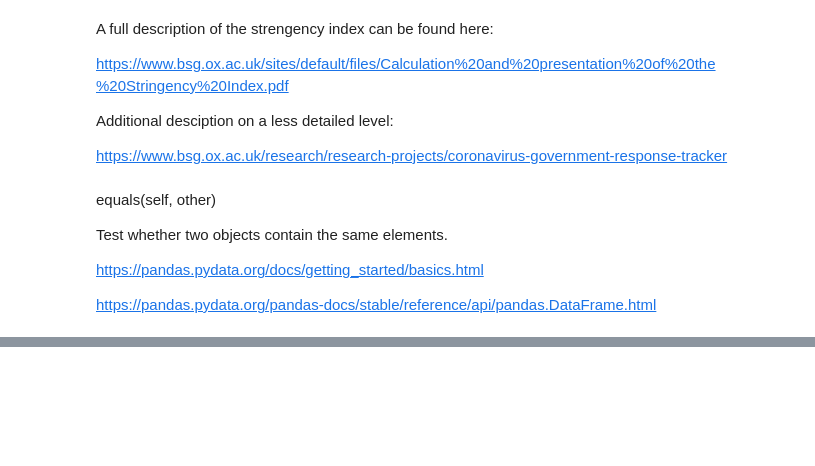
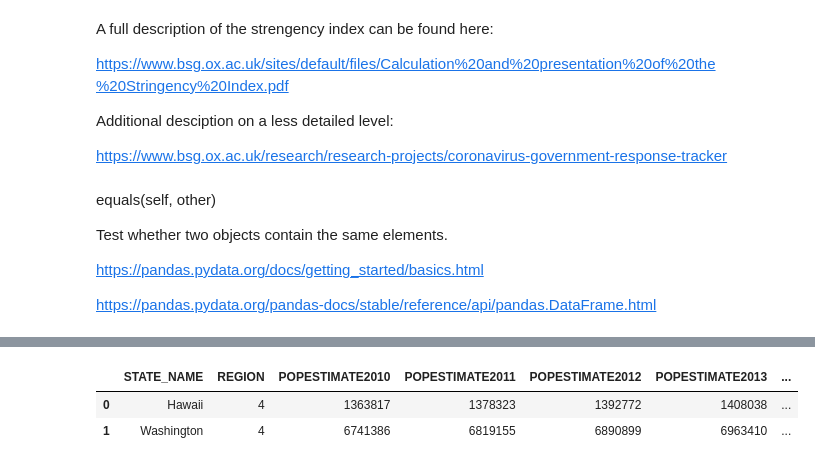
Before and after one commit to LarsBryld/socialdataanalysis2020, a Jupyter notebook: Oxford.ipynb, the cells around one changed output, grey strips where cells are left out. Cells and saved outputs as stored; diff of their text form; code cells hidden in the pictures; blank space fills up the shorter version.

```diff
--- a/Oxford.ipynb
+++ b/Oxford.ipynb
@@ -182,0 +320,18 @@ https://pandas.pydata.org/pandas-docs/stable/reference/api/pandas.DataFrame.html
+# %%
+import requests
+import geopandas as gpd
+import pandas as pd
+import pandas_bokeh
+pandas_bokeh.output_notebook()
+
+#Download GeoJSON example data:
+
+df_states = gpd.read_file(r"https://raw.githubusercontent.com/PatrikHlobil/Pandas-Bokeh/master/docs/Testdata/states/states.geojson")
+df_states.head(2)
+
+#Read in GeoJSON:
+#df_states.plot_bokeh()
+# %% [output]
+|  | STATE_NAME | REGION | POPESTIMATE2010 | POPESTIMATE2011 | POPESTIMATE2012 | POPESTIMATE2013 | ... |
+| 0 | Hawaii | 4 | 1363817 | 1378323 | 1392772 | 1408038 | ... |
+| 1 | Washington | 4 | 6741386 | 6819155 | 6890899 | 6963410 | ... |
```
Also changed, not shown: parts of 35 cells of this notebook.
